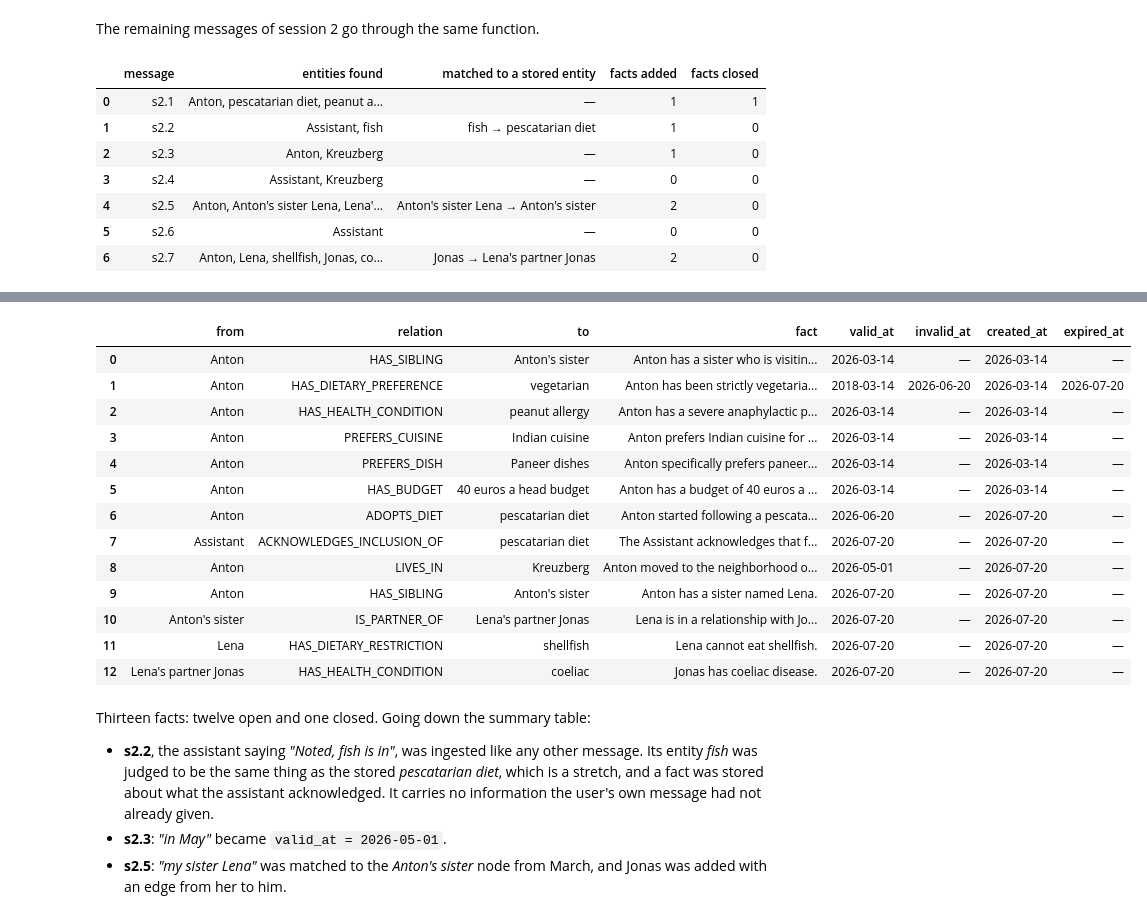
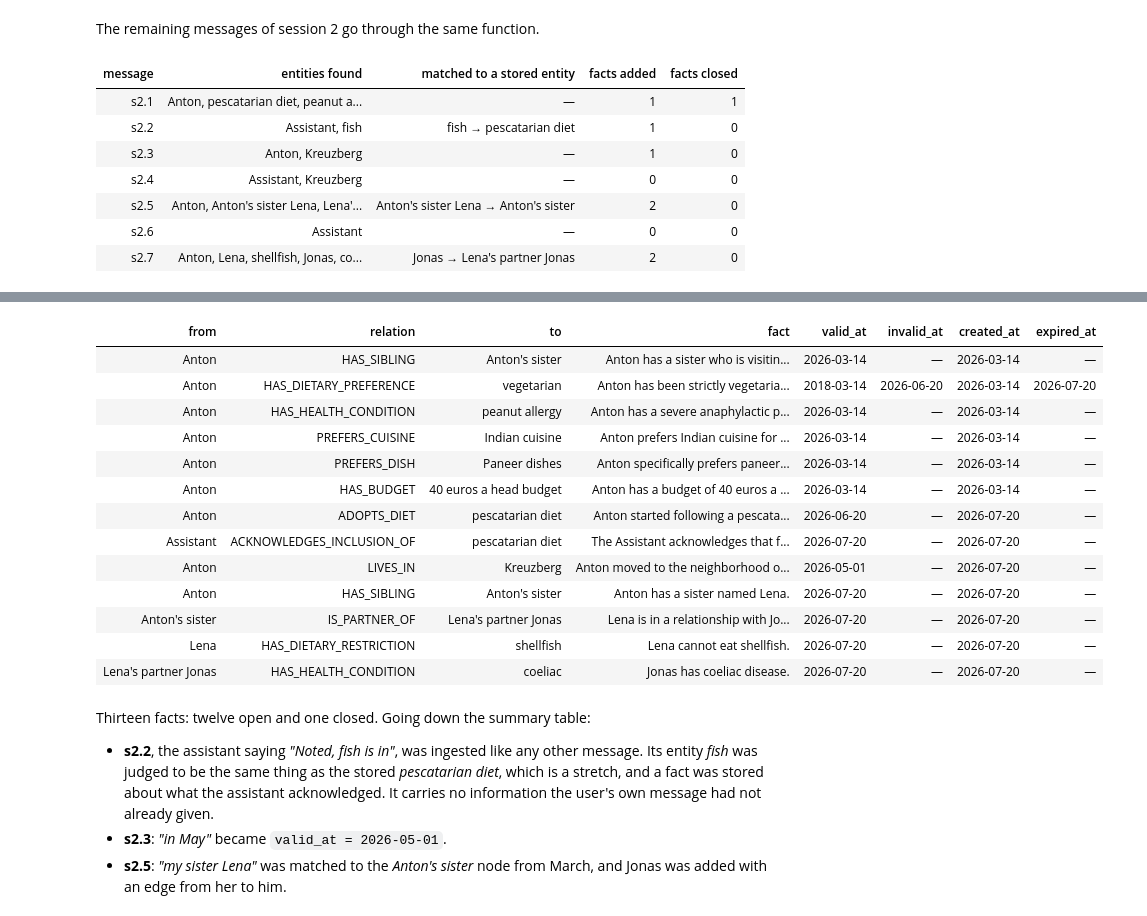
Before and after one commit to anton-dergunov/agent-memory-eval, a Jupyter notebook: notebooks/03-zep-graphiti.ipynb, the cells around one changed output, grey strips where cells are left out. Cells and saved outputs as stored; diff of their text form; code cells hidden in the pictures.

```diff
--- a/notebooks/03-zep-graphiti.ipynb
+++ b/notebooks/03-zep-graphiti.ipynb
@@ -70,6 +70,19 @@ from config import CHAT_MODEL, EMBED_MODEL, embed, generate
 
 pd.set_option("display.max_colwidth", None)
 pd.set_option("display.width", 200)
+
+
+def table(frame):
+    """A table with text on the left and numbers on the right, each header over its column."""
+    numbers = frame.select_dtypes("number").columns
+    return (frame.style.hide(axis="index").format(precision=3, thousands=",", na_rep="")
+            .set_table_styles([{"selector": "th", "props": "text-align: left;"},
+                               {"selector": "td", "props": "text-align: left; white-space: pre-wrap;"},
+                               {"selector": "caption", "props": "text-align: left; font-weight: bold;"}])
+            .set_table_styles({column: [{"selector": "", "props": "text-align: right;"}] for column in numbers},
+                              overwrite=False))
+
+
 print(f"chat model: {CHAT_MODEL}   embedding model: {EMBED_MODEL}")
 # %% [output]
 chat model: gemini-3.1-flash-lite   embedding model: gemini-embedding-001
@@ -154,17 +167,6 @@ def as_messages(key, session):
 MESSAGES = as_messages("s1", SESSION_1) + as_messages("s2", SESSION_2)
 
 
-def table(frame):
-    """A table with text on the left and numbers on the right, each header over its column."""
-    numbers = frame.select_dtypes("number").columns
-    return (frame.style.hide(axis="index").format(thousands=",", na_rep="")
-            .set_table_styles([{"selector": "th", "props": "text-align: left;"},
-                               {"selector": "td", "props": "text-align: left; white-space: pre-wrap;"},
-                               {"selector": "caption", "props": "text-align: left; font-weight: bold;"}])
-            .set_table_styles({column: [{"selector": "", "props": "text-align: right;"}] for column in numbers},
-                              overwrite=False))
-
-
 def show_session(caption, turns):
     """One session as a table, under its date."""
     return table(pd.DataFrame(turns)).set_caption(caption)
@@ -923,37 +925,37 @@ The remaining messages of session 2 go through the same function.
 for message in MESSAGES[4:]:
     LOG[message["label"]] = ingest(graph, message)
 
-ingestion_summary([m["label"] for m in MESSAGES[3:]])
+table(ingestion_summary([m["label"] for m in MESSAGES[3:]]))
 # %% [output]
-|  | message | entities found | matched to a stored entity | facts added | facts closed |
-| 0 | s2.1 | Anton, pescatarian diet, peanut a... | — | 1 | 1 |
-| 1 | s2.2 | Assistant, fish | fish → pescatarian diet | 1 | 0 |
-| 2 | s2.3 | Anton, Kreuzberg | — | 1 | 0 |
-| 3 | s2.4 | Assistant, Kreuzberg | — | 0 | 0 |
-| 4 | s2.5 | Anton, Anton's sister Lena, Lena'... | Anton's sister Lena → Anton's sister | 2 | 0 |
-| 5 | s2.6 | Assistant | — | 0 | 0 |
-| 6 | s2.7 | Anton, Lena, shellfish, Jonas, co... | Jonas → Lena's partner Jonas | 2 | 0 |
+| message | entities found | matched to a stored entity | facts added | facts closed |
+| s2.1 | Anton, pescatarian diet, peanut a... | — | 1 | 1 |
+| s2.2 | Assistant, fish | fish → pescatarian diet | 1 | 0 |
+| s2.3 | Anton, Kreuzberg | — | 1 | 0 |
+| s2.4 | Assistant, Kreuzberg | — | 0 | 0 |
+| s2.5 | Anton, Anton's sister Lena, Lena'... | Anton's sister Lena → Anton's sister | 2 | 0 |
+| s2.6 | Assistant | — | 0 | 0 |
+| s2.7 | Anton, Lena, shellfish, Jonas, co... | Jonas → Lena's partner Jonas | 2 | 0 |
 # %%
 draw(graph)
 # %% [output]
 [drawing not drawn]
 # %%
-facts_table(graph.facts)
+table(facts_table(graph.facts))
 # %% [output]
-|  | from | relation | to | fact | valid_at | invalid_at | created_at | expired_at |
-| 0 | Anton | HAS_SIBLING | Anton's sister | Anton has a sister who is visitin... | 2026-03-14 | — | 2026-03-14 | — |
-| 1 | Anton | HAS_DIETARY_PREFERENCE | vegetarian | Anton has been strictly vegetaria... | 2018-03-14 | 2026-06-20 | 2026-03-14 | 2026-07-20 |
-| 2 | Anton | HAS_HEALTH_CONDITION | peanut allergy | Anton has a severe anaphylactic p... | 2026-03-14 | — | 2026-03-14 | — |
-| 3 | Anton | PREFERS_CUISINE | Indian cuisine | Anton prefers Indian cuisine for ... | 2026-03-14 | — | 2026-03-14 | — |
-| 4 | Anton | PREFERS_DISH | Paneer dishes | Anton specifically prefers paneer... | 2026-03-14 | — | 2026-03-14 | — |
-| 5 | Anton | HAS_BUDGET | 40 euros a head budget | Anton has a budget of 40 euros a ... | 2026-03-14 | — | 2026-03-14 | — |
-| 6 | Anton | ADOPTS_DIET | pescatarian diet | Anton started following a pescata... | 2026-06-20 | — | 2026-07-20 | — |
-| 7 | Assistant | ACKNOWLEDGES_INCLUSION_OF | pescatarian diet | The Assistant acknowledges that f... | 2026-07-20 | — | 2026-07-20 | — |
-| 8 | Anton | LIVES_IN | Kreuzberg | Anton moved to the neighborhood o... | 2026-05-01 | — | 2026-07-20 | — |
-| 9 | Anton | HAS_SIBLING | Anton's sister | Anton has a sister named Lena. | 2026-07-20 | — | 2026-07-20 | — |
-| 10 | Anton's sister | IS_PARTNER_OF | Lena's partner Jonas | Lena is in a relationship with Jo... | 2026-07-20 | — | 2026-07-20 | — |
-| 11 | Lena | HAS_DIETARY_RESTRICTION | shellfish | Lena cannot eat shellfish. | 2026-07-20 | — | 2026-07-20 | — |
-| 12 | Lena's partner Jonas | HAS_HEALTH_CONDITION | coeliac | Jonas has coeliac disease. | 2026-07-20 | — | 2026-07-20 | — |
+| from | relation | to | fact | valid_at | invalid_at | created_at | expired_at |
+| Anton | HAS_SIBLING | Anton's sister | Anton has a sister who is visitin... | 2026-03-14 | — | 2026-03-14 | — |
+| Anton | HAS_DIETARY_PREFERENCE | vegetarian | Anton has been strictly vegetaria... | 2018-03-14 | 2026-06-20 | 2026-03-14 | 2026-07-20 |
+| Anton | HAS_HEALTH_CONDITION | peanut allergy | Anton has a severe anaphylactic p... | 2026-03-14 | — | 2026-03-14 | — |
+| Anton | PREFERS_CUISINE | Indian cuisine | Anton prefers Indian cuisine for ... | 2026-03-14 | — | 2026-03-14 | — |
+| Anton | PREFERS_DISH | Paneer dishes | Anton specifically prefers paneer... | 2026-03-14 | — | 2026-03-14 | — |
+| Anton | HAS_BUDGET | 40 euros a head budget | Anton has a budget of 40 euros a ... | 2026-03-14 | — | 2026-03-14 | — |
+| Anton | ADOPTS_DIET | pescatarian diet | Anton started following a pescata... | 2026-06-20 | — | 2026-07-20 | — |
+| Assistant | ACKNOWLEDGES_INCLUSION_OF | pescatarian diet | The Assistant acknowledges that f... | 2026-07-20 | — | 2026-07-20 | — |
+| Anton | LIVES_IN | Kreuzberg | Anton moved to the neighborhood o... | 2026-05-01 | — | 2026-07-20 | — |
+| Anton | HAS_SIBLING | Anton's sister | Anton has a sister named Lena. | 2026-07-20 | — | 2026-07-20 | — |
+| Anton's sister | IS_PARTNER_OF | Lena's partner Jonas | Lena is in a relationship with Jo... | 2026-07-20 | — | 2026-07-20 | — |
+| Lena | HAS_DIETARY_RESTRICTION | shellfish | Lena cannot eat shellfish. | 2026-07-20 | — | 2026-07-20 | — |
+| Lena's partner Jonas | HAS_HEALTH_CONDITION | coeliac | Jonas has coeliac disease. | 2026-07-20 | — | 2026-07-20 | — |
 # %% [markdown]
 Thirteen facts: twelve open and one closed. Going down the summary table:
 
```
Also changed, not shown: parts of 18 cells of this notebook, 5 other files.
